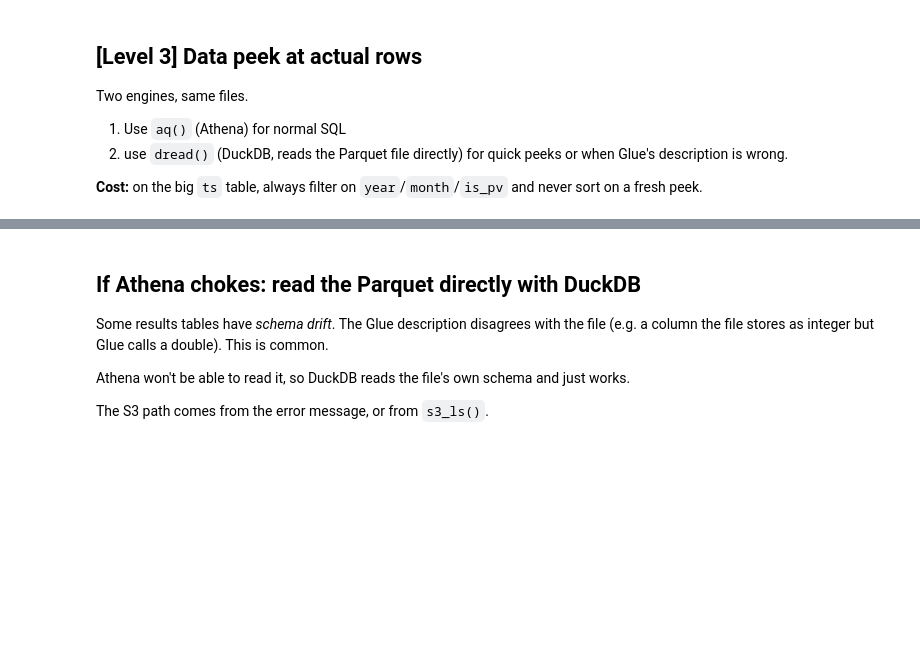
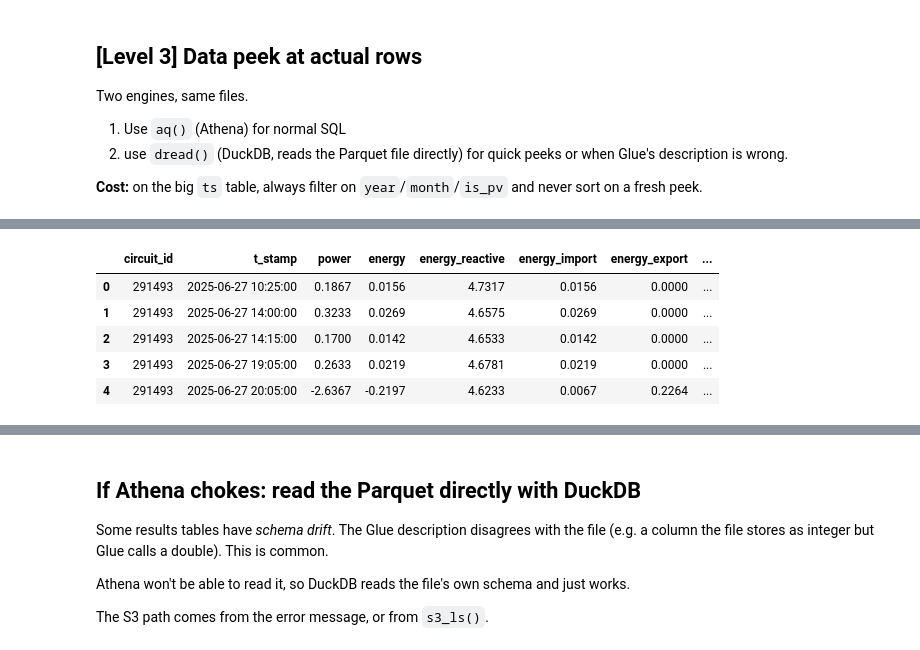
Before and after one commit to UNSW-CEEM/CICCADA, a Jupyter notebook: bms_sa_review/data_query/01_data_exploration.ipynb, the cells around one changed output, grey strips where cells are left out. Cells and saved outputs as stored; diff of their text form; code cells hidden in the pictures; blank space fills up the shorter version.

```diff
--- a/bms_sa_review/data_query/01_data_exploration.ipynb
+++ b/bms_sa_review/data_query/01_data_exploration.ipynb
@@ -97,7 +160,14 @@ aq('SELECT * FROM circuits LIMIT 5')
 # %%
 # The telemetry fact table: a CHEAP peek (no ORDER BY, just LIMIT).
 # This shows the real column names so we can write proper filtered queries next.
-aq('SELECT * FROM ts LIMIT 5', database='solar_analytics_iceberg')
+aq("SELECT * FROM ts WHERE is_pv = True LIMIT 5", database='solar_analytics_iceberg')
+# %% [output]
+|  | circuit_id | t_stamp | power | energy | energy_reactive | energy_import | energy_export | ... |
+| 0 | 291493 | 2025-06-27 10:25:00 | 0.1867 | 0.0156 | 4.7317 | 0.0156 | 0.0000 | ... |
+| 1 | 291493 | 2025-06-27 14:00:00 | 0.3233 | 0.0269 | 4.6575 | 0.0269 | 0.0000 | ... |
+| 2 | 291493 | 2025-06-27 14:15:00 | 0.1700 | 0.0142 | 4.6533 | 0.0142 | 0.0000 | ... |
+| 3 | 291493 | 2025-06-27 19:05:00 | 0.2633 | 0.0219 | 4.6781 | 0.0219 | 0.0000 | ... |
+| 4 | 291493 | 2025-06-27 20:05:00 | -2.6367 | -0.2197 | 4.6233 | 0.0067 | 0.2264 | ... |
 # %%
 # How many rows in one month of PV telemetry? (count scans only the partition)
 aq('''
```
Also changed, not shown: parts of 34 cells of this notebook, 5 other files.
